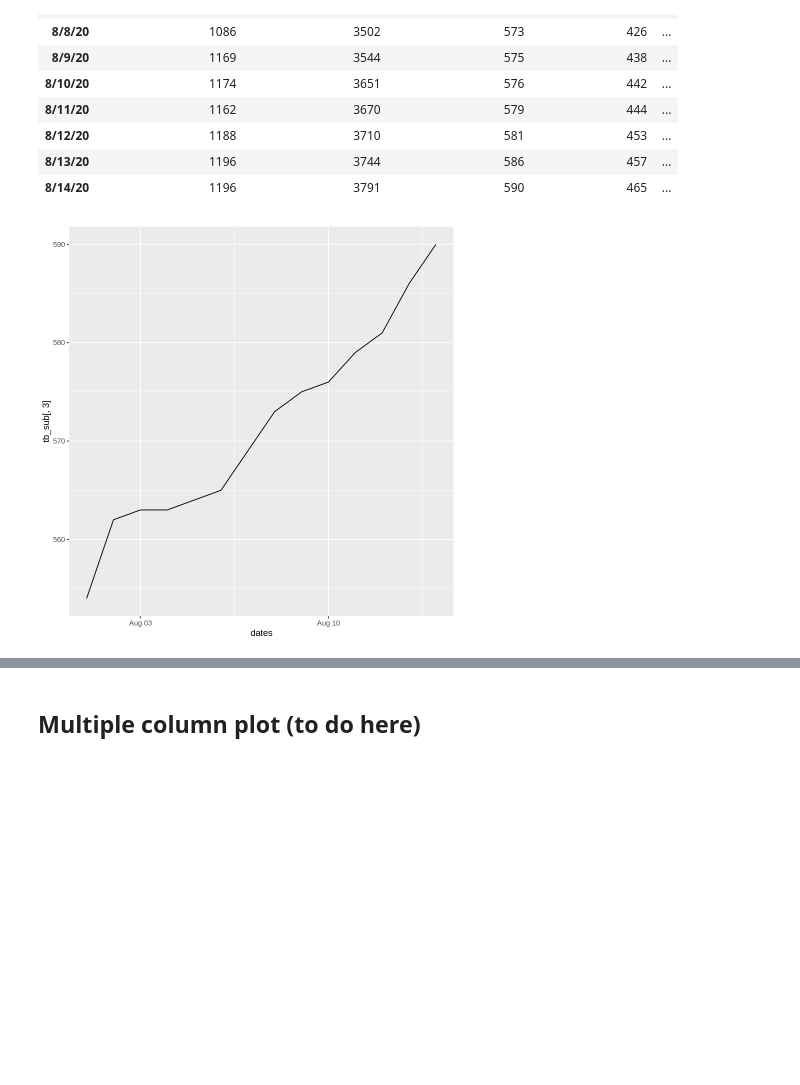
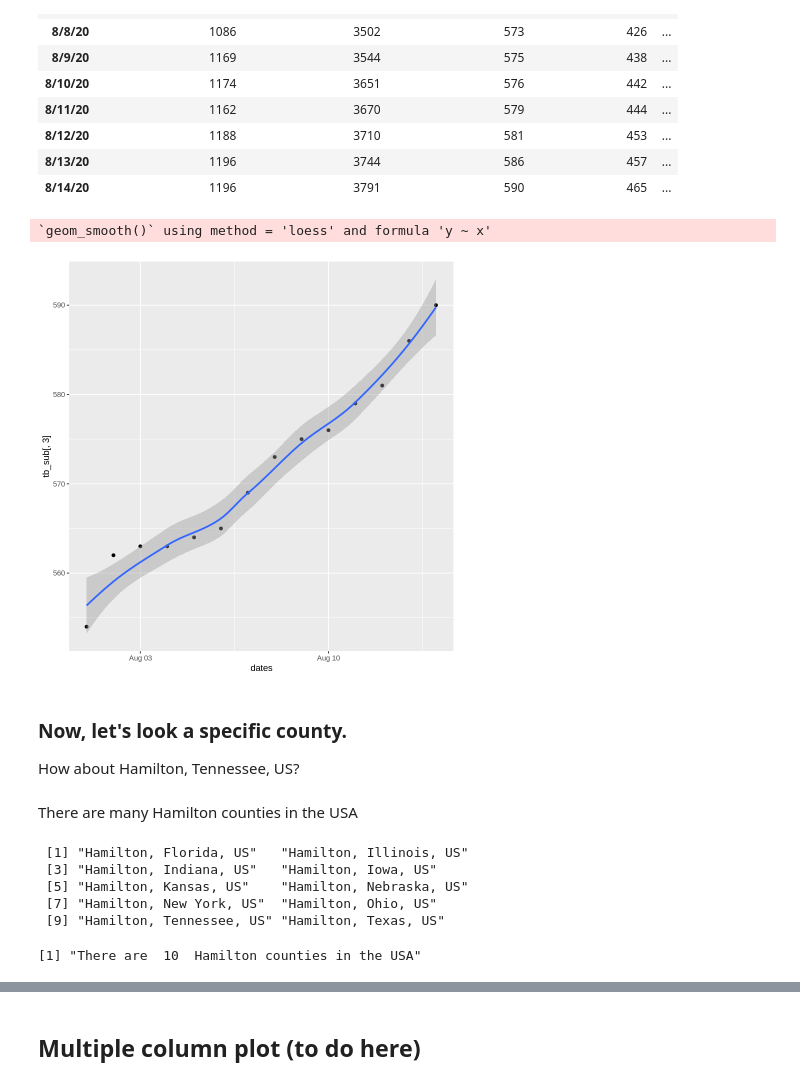
Before and after one commit to hongqin/Use-R-in-CoLab, a Jupyter notebook: R_analysis_of_Covid19_in_CoLab.ipynb, the cells around one changed output, grey strips where cells are left out. Cells and saved outputs as stored; diff of their text form; code cells hidden in the pictures; blank space fills up the shorter version.

```diff
--- a/R_analysis_of_Covid19_in_CoLab.ipynb
+++ b/R_analysis_of_Covid19_in_CoLab.ipynb
@@ -330,6 +331,24 @@ A data.frame: 14 × 6
 | 8/13/20 | 1196 | 3744 | 586 | 457 | ... |
 | 8/14/20 | 1196 | 3791 | 590 | 465 | ... |
 # %%
-ggplot(tb_sub, aes( x = dates, y=tb_sub[,3])) + geom_line()
+ggplot(tb_sub, aes( x = dates, y=tb_sub[,3])) + geom_point() + geom_smooth()
 # %% [output]
+`geom_smooth()` using method = 'loess' and formula 'y ~ x'
-[figure, old version]
+[figure, new version]
+# %% [markdown]
+### Now, let's look a specific county.
+How about Hamilton, Tennessee, US?
+# %% [markdown]
+There are many Hamilton counties in the USA
+# %%
+names(tb1)[ grep("Hamilton", colnames(tb1))]
+# %% [output]
+ [1] "Hamilton, Florida, US"   "Hamilton, Illinois, US"
+ [3] "Hamilton, Indiana, US"   "Hamilton, Iowa, US"
+ [5] "Hamilton, Kansas, US"    "Hamilton, Nebraska, US"
+ [7] "Hamilton, New York, US"  "Hamilton, Ohio, US"
+ [9] "Hamilton, Tennessee, US" "Hamilton, Texas, US"
+# %%
+print(paste("There are ", length(names(tb1)[ grep("Hamilton", colnames(tb1))] ), " Hamilton counties in the USA"))
+# %% [output]
+[1] "There are  10  Hamilton counties in the USA"
```
Also changed, not shown: parts of 31 cells of this notebook.
